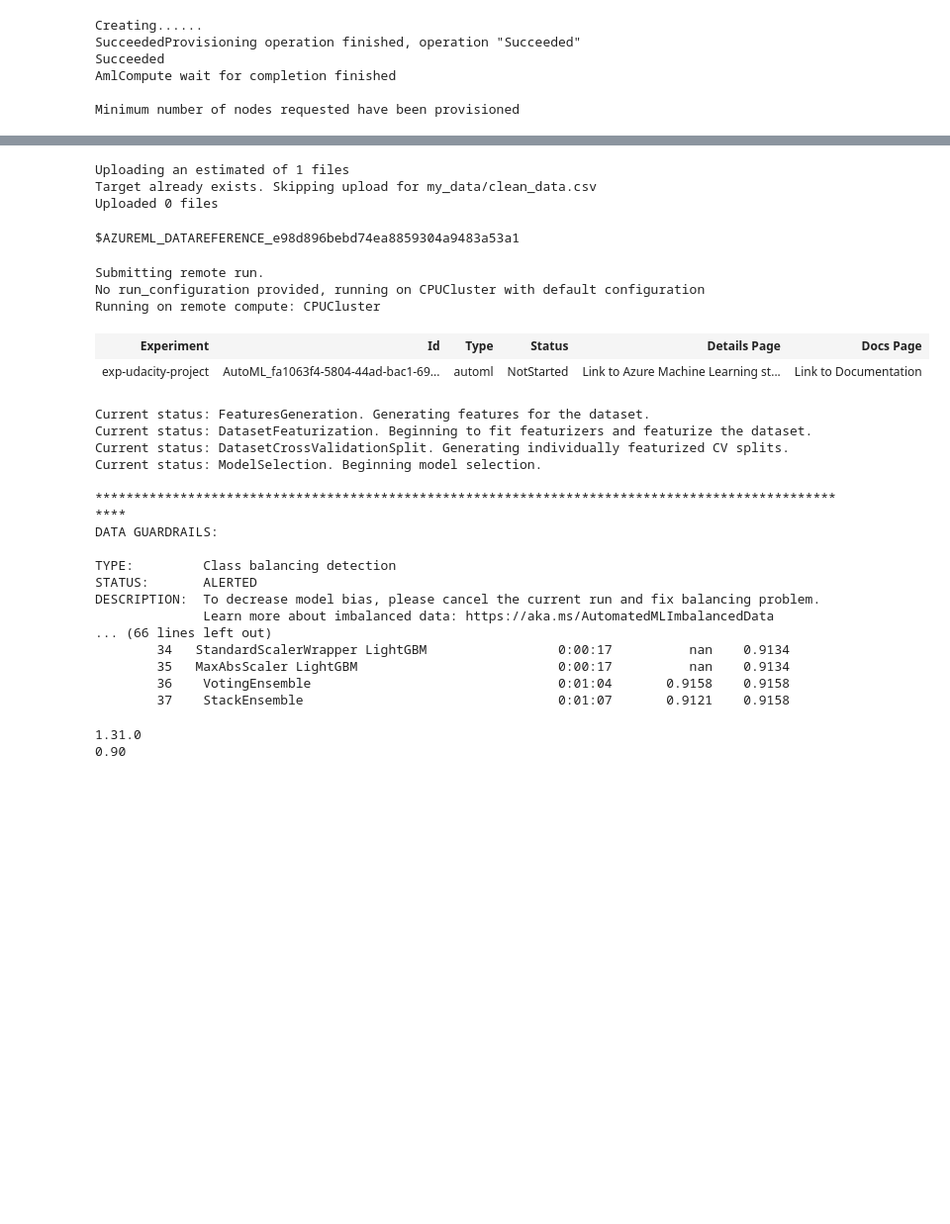
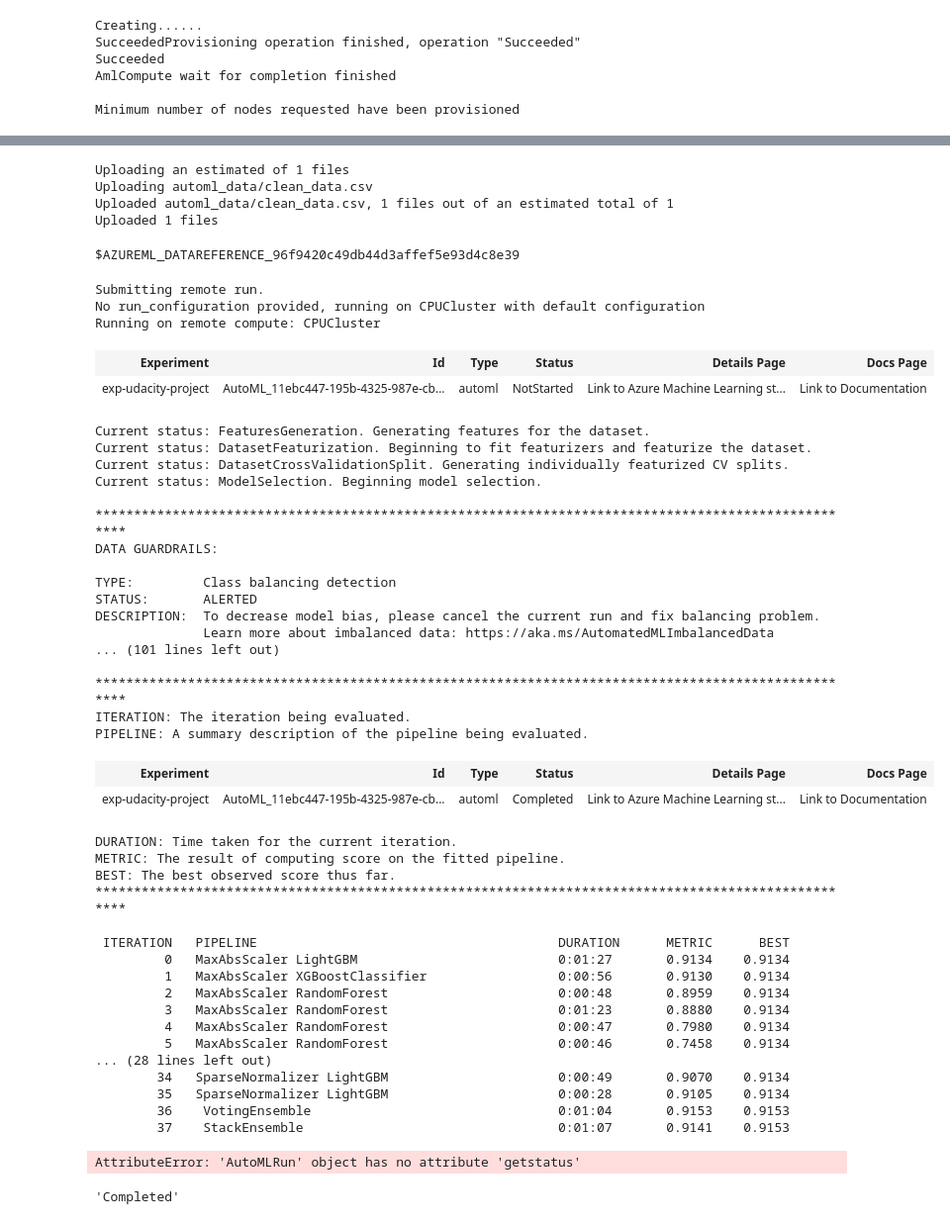
Before and after one commit to dntrply/nd00333_AZMLND_Optimizing_a_Pipeline_in_Azure-Starter_Files, a Jupyter notebook: udacity-project.ipynb, the cells around one changed output, grey strips where cells are left out. Shown at 99% size. Cells and saved outputs as stored; diff of their text form; code cells hidden in the pictures; blank space fills up the shorter version.

Commit message:
cleaned up code

```diff
--- a/udacity-project.ipynb
+++ b/udacity-project.ipynb
@@ -304,13 +225,16 @@ from azureml.data.dataset_factory import TabularDatasetFactory
 
 ds = TabularDatasetFactory.from_delimited_files("https://automlsamplenotebookdata.blob.core.windows.net/automl-sample-notebook-data/bankmarketing_train.csv")
 # %%
-from train import clean_data
+AUTOML_DATA_DIR = 'automl_data'
 
 # Use the clean_data function to clean your data.
 # x, y = clean_data(### YOUR DATA OBJECT HERE ###)
 # clean the data - function already introcuced in train.py
 x, y = clean_data(ds)
 
+# Note that the automl config does not call for a validation data set; therefore all
+# of the data would be used as training data
+#
 # Add x and y together
 # save the new df to disk as a csv
 # Upload to a datastore
@@ -321,33 +245,34 @@ x, y = clean_data(ds)
 x['y'] = y
 
 
-# save and reload teh clean data so that Azure ML can use it
+# save and reload the clean data so that Azure ML can use it
 # See https://stackoverflow.com/questions/60380154/upload-dataframe-as-dataset-in-azure-machine-learning
 
 # To be able to load to datastore - the data needs to be in a folder.
 # Thus first create the directory
 
 # Create a directory if "my_data" not in os.listdir():
-if "my_data" not in os.listdir():
-    os.mkdir("./my_data")
+if AUTOML_DATA_DIR not in os.listdir():
+    os.mkdir('./' + AUTOML_DATA_DIR)
 
 
 # now save x to disk
-x.to_csv('my_data/clean_data.csv')
+x.to_csv(AUTOML_DATA_DIR + '/clean_data.csv')
 
 # upload the file to the default datastore
 datastore = ws.get_default_datastore()
 
-datastore.upload(src_dir='my_data', target_path='my_data')
+datastore.upload(src_dir=AUTOML_DATA_DIR, target_path=AUTOML_DATA_DIR)
 # %% [output]
 Uploading an estimated of 1 files
-Target already exists. Skipping upload for my_data/clean_data.csv
-Uploaded 0 files
+Uploading automl_data/clean_data.csv
+Uploaded automl_data/clean_data.csv, 1 files out of an estimated total of 1
+Uploaded 1 files
-$AZUREML_DATAREFERENCE_e98d896bebd74ea8859304a9483a53a1
+$AZUREML_DATAREFERENCE_96f9420c49db44d3affef5e93d4c8e39
 # %%
 # Now Create the dataset that will later be used for the ML Pipeline
 
-clean_ds = TabularDatasetFactory.from_delimited_files(datastore.path('my_data/clean_data.csv'))
+clean_ds = TabularDatasetFactory.from_delimited_files(datastore.path(AUTOML_DATA_DIR + '/clean_data.csv'))
 # %%
 from azureml.train.automl import AutoMLConfig
 import logging
@@ -365,13 +290,12 @@ import logging
 #
 #
 automl_settings = {
-    "experiment_timeout_minutes" : 15,
+    "experiment_timeout_minutes" : 30,
     "enable_early_stopping" : True,
     "iteration_timeout_minutes" : 5,
     "max_concurrent_iterations" : 4,
     "max_cores_per_iteration" : -1,
     "n_cross_validations" : 2,
-    # "primary_metric" : 'AUC_weighted',
     "primary_metric" : 'accuracy',
     "verbosity" : logging.INFO,
 }
@@ -388,16 +312,18 @@ automl_config = AutoMLConfig(
 # %%
 # Submit your automl run
 
 ### YOUR CODE HERE ###
 # From https://docs.microsoft.com/en-us/azure/machine-learning/how-to-configure-auto-train again
 #
 automl_run = exp.submit(config=automl_config, show_output=True)
+automl_run.wait_for_completion(show_output=True)
+assert(automl_run.get_status() == 'Completed')
 # %% [output]
 Submitting remote run.
 No run_configuration provided, running on CPUCluster with default configuration
 Running on remote compute: CPUCluster
 | Experiment | Id | Type | Status | Details Page | Docs Page |
-| exp-udacity-project | AutoML_fa1063f4-5804-44ad-bac1-69... | automl | NotStarted | Link to Azure Machine Learning st... | Link to Documentation |
+| exp-udacity-project | AutoML_11ebc447-195b-4325-987e-cb... | automl | NotStarted | Link to Azure Machine Learning st... | Link to Documentation |
 Current status: FeaturesGeneration. Generating features for the dataset.
 Current status: DatasetFeaturization. Beginning to fit featurizers and featurize the dataset.
 Current status: DatasetCrossValidationSplit. Generating individually featurized CV splits.
@@ -410,21 +336,35 @@ TYPE:         Class balancing detection
 STATUS:       ALERTED
 DESCRIPTION:  To decrease model bias, please cancel the current run and fix balancing problem.
               Learn more about imbalanced data: https://aka.ms/AutomatedMLImbalancedData
-... (66 lines left out)
-        34   StandardScalerWrapper LightGBM                 0:00:17          nan    0.9134
-        35   MaxAbsScaler LightGBM                          0:00:17          nan    0.9134
-        36    VotingEnsemble                                0:01:04       0.9158    0.9158
-        37    StackEnsemble                                 0:01:07       0.9121    0.9158
+... (101 lines left out)
+
+****************************************************************************************************
+ITERATION: The iteration being evaluated.
+PIPELINE: A summary description of the pipeline being evaluated.
+| Experiment | Id | Type | Status | Details Page | Docs Page |
+| exp-udacity-project | AutoML_11ebc447-195b-4325-987e-cb... | automl | Completed | Link to Azure Machine Learning st... | Link to Documentation |
+DURATION: Time taken for the current iteration.
+METRIC: The result of computing score on the fitted pipeline.
+BEST: The best observed score thus far.
+****************************************************************************************************
+
+ ITERATION   PIPELINE                                       DURATION      METRIC      BEST
+         0   MaxAbsScaler LightGBM                          0:01:27       0.9134    0.9134
+         1   MaxAbsScaler XGBoostClassifier                 0:00:56       0.9130    0.9134
+         2   MaxAbsScaler RandomForest                      0:00:48       0.8959    0.9134
+         3   MaxAbsScaler RandomForest                      0:01:23       0.8880    0.9134
+         4   MaxAbsScaler RandomForest                      0:00:47       0.7980    0.9134
+         5   MaxAbsScaler RandomForest                      0:00:46       0.7458    0.9134
+... (28 lines left out)
+        34   SparseNormalizer LightGBM                      0:00:49       0.9070    0.9134
+        35   SparseNormalizer LightGBM                      0:00:28       0.9105    0.9134
+        36    VotingEnsemble                                0:01:04       0.9153    0.9153
+        37    StackEnsemble                                 0:01:07       0.9141    0.9153
+AttributeError: 'AutoMLRun' object has no attribute 'getstatus'
-# %%
-import azureml.core
-import azureml.train.automl
-import xgboost
-
-print(f'{azureml.core.VERSION}')
-print(f'{xgboost.__version__}')
-# %% [output]
-1.31.0
-0.90
+# %%
+automl_run.get_status()
+# %% [output]
+'Completed'
 # %%
 # define print_model - from https://docs.microsoft.com/en-us/azure/machine-learning/how-to-configure-auto-train
 
```
Also changed, not shown: parts of 22 cells of this notebook.
